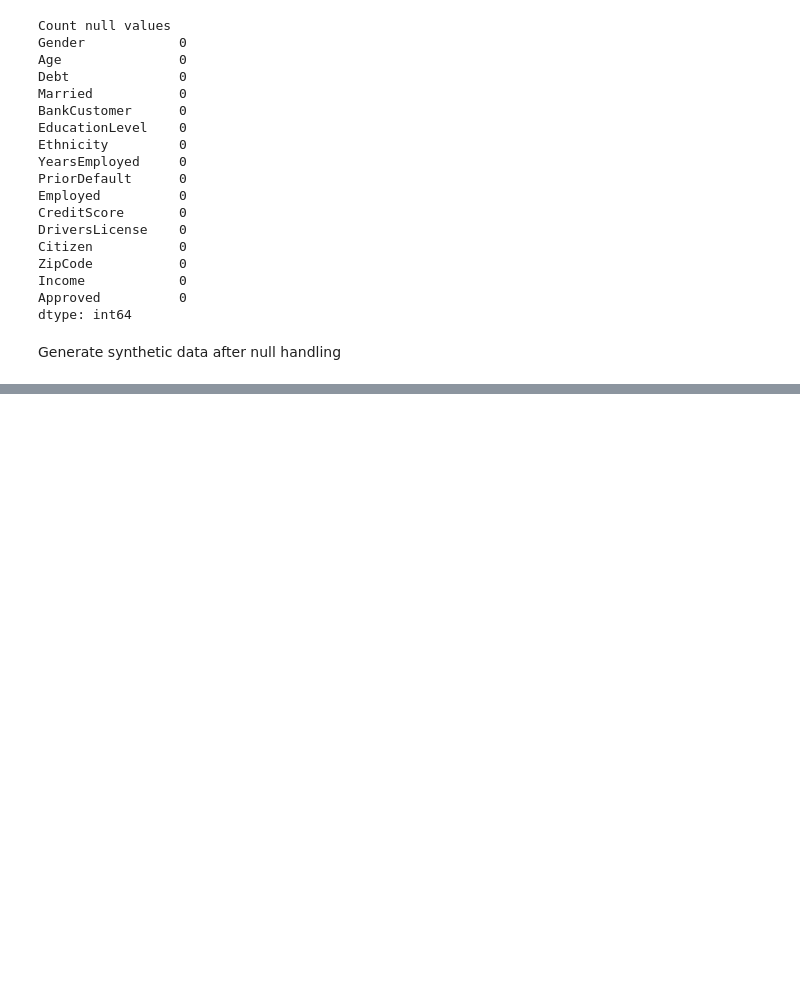
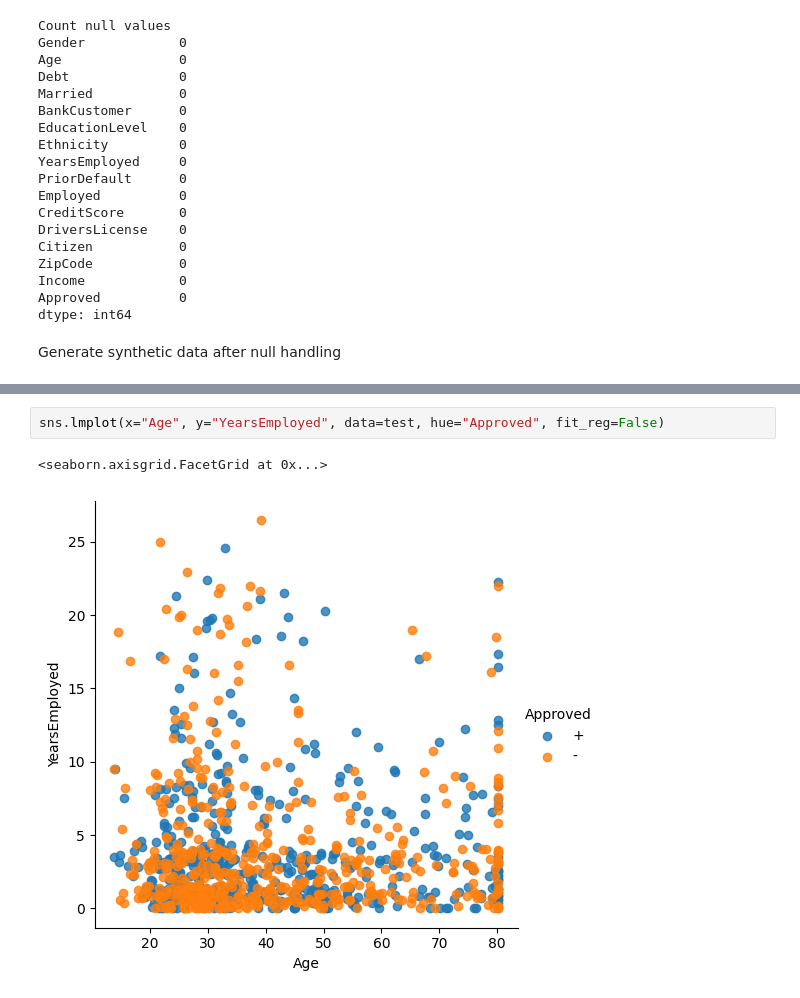
Before and after one commit to dottorm/teaching_synthetic, a Jupyter notebook: synthetic_bias.ipynb, the cells around one changed output, grey strips where cells are left out. Cells and saved outputs as stored; diff of their text form; blank space fills up the shorter version.

```diff
--- a/synthetic_bias.ipynb
+++ b/synthetic_bias.ipynb
@@ -316,0 +421,5 @@ dtype: int64
+# %%
+sns.lmplot(x="Age", y="YearsEmployed", data=test, hue="Approved", fit_reg=False)
+# %% [output]
+<seaborn.axisgrid.FacetGrid at 0x...>
+[figure, added]
```
Also changed, not shown: parts of 14 cells of this notebook.
